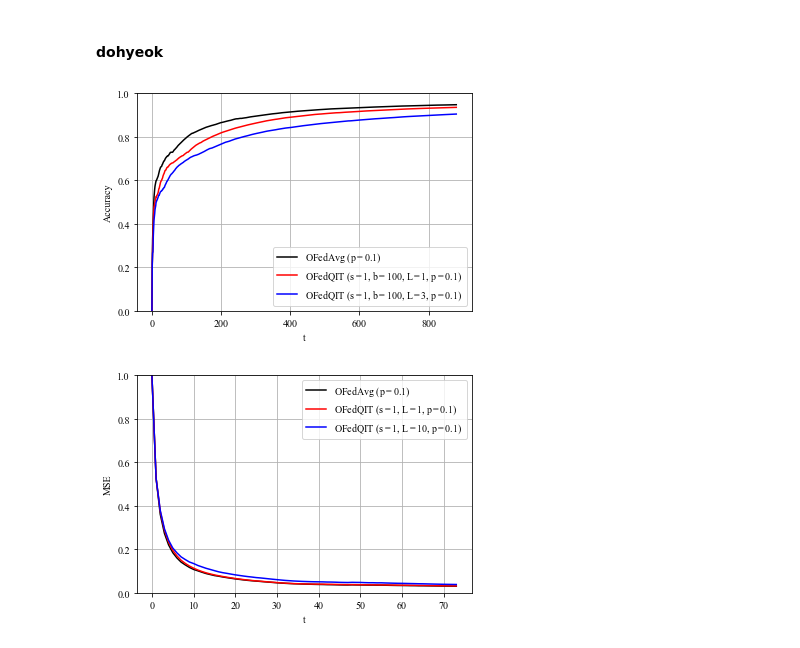
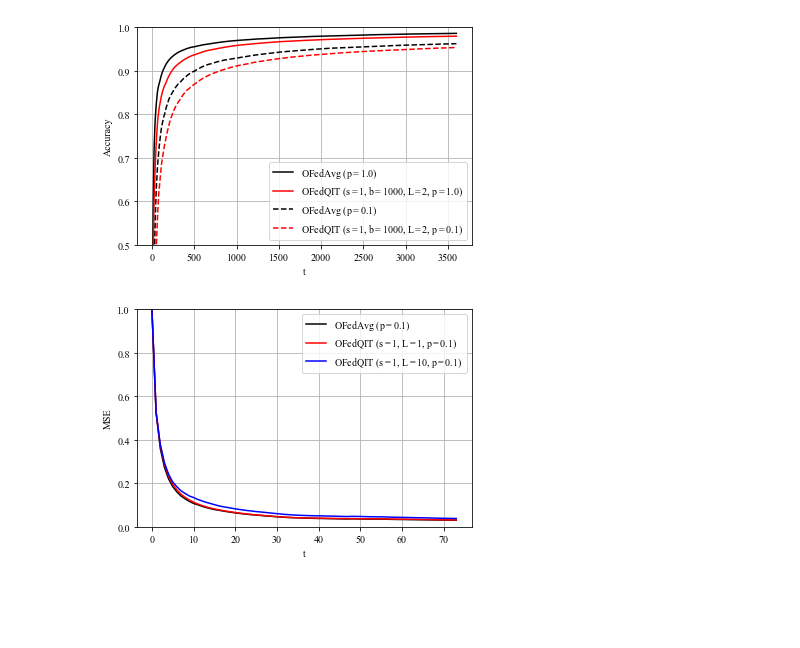
Before and after one commit to IISL-HYU/OFedQIT, a Jupyter notebook: plot.ipynb, the cells around one changed output. Saved outputs shown, nothing was run; the diff lists cells and outputs as text; code cells hidden in the pictures; blank space fills up the shorter version.

```diff
--- a/plot.ipynb
+++ b/plot.ipynb
@@ -1,54 +1,60 @@
-# %% [markdown]
-#### dohyeok
 # %%
 import pickle
 import matplotlib.pyplot as plt
 
+N = 100
 L = 1
-L1 = 1
+L1 = 2
 L2 = 3
 
+b = 1000
 prob = 1.0
-data = "Occp"
-b = 30
+prob3 = 0.1
+data = "MNIST"
 
 with open(f"./Classification_Acc/OFedAvg_{data}_L{L}_p{prob}.pkl","rb") as f:
     ofl_sel_mse = pickle.load(f)
 
 with open(f"./Classification_Acc/OFedQIT_{data}_L{L1}_s1_b{b}_p{prob}.pkl","rb") as f:
+    ofl_sel_mse2 = pickle.load(f)
+
+with open(f"./Classification_Acc/OFedAvg_{data}_L{L}_p{prob3}.pkl","rb") as f:
     ofl_sel_mse3 = pickle.load(f)
 
-with open(f"./Classification_Acc/OFedQIT_{data}_L{L2}_s1_b{b}_p{prob}.pkl","rb") as f:
+with open(f"./Classification_Acc/OFedQIT_{data}_L{L1}_s1_b{b}_p{prob3}.pkl","rb") as f:
     ofl_sel_mse4 = pickle.load(f)
 
 
 t1 = list(range(len(ofl_sel_mse)))
+t2 = list(range(len(ofl_sel_mse2)))
 t3 = list(range(len(ofl_sel_mse3)))
 t4 = list(range(len(ofl_sel_mse4)))
 y1 = ofl_sel_mse
+y2 = ofl_sel_mse2
 y3 = ofl_sel_mse3
 y4 = ofl_sel_mse4
 # plotting the points
-plt.plot(t1, y1, 'black', label=r'OFedAvg ($\mathdefault{p=0.1}$)')
-plt.plot(t3, y3, 'red', label=r'OFedQIT ($\mathdefault{s=1}$, $\mathdefault{b=100}$, $\mathdefault{L=1}$, $\mathdefault{p=0.1}$)')
-plt.plot(t4, y4, 'blue', label=r'OFedQIT ($\mathdefault{s=1}$, $\mathdefault{b=100}$, $\mathdefault{L=3}$, $\mathdefault{p=0.1}$)')
+plt.plot(t1, y1, 'black', label=r'OFedAvg ($\mathdefault{p=1.0}$)')
+plt.plot(t2, y2, 'red', label=r'OFedQIT ($\mathdefault{s=1}$, $\mathdefault{b=1000}$, $\mathdefault{L=2}$, $\mathdefault{p=1.0}$)')
+plt.plot(t3, y3, 'black', label=r'OFedAvg ($\mathdefault{p=0.1}$)', linestyle='dashed')
+plt.plot(t4, y4, 'red', label=r'OFedQIT ($\mathdefault{s=1}$, $\mathdefault{b=1000}$, $\mathdefault{L=2}$, $\mathdefault{p=0.1}$)', linestyle='dashed')
 
-plt.ylim([0, 1])
+plt.ylim([0.5, 1])
 plt.legend(ncol = 1)
 
 # naming the x axis
 plt.xlabel('t')
 # naming the y axis
 plt.ylabel('Accuracy')
 plt.rcParams["font.family"] = "Times New Roman"
 # giving a title to my graph
 
 # function to show the plot
 plt.grid()
-plt.savefig(f'./Figures/Classification_Occupancy_OFedQIT_p={prob}_b={b}_combinations.png', dpi=200, facecolor="white")
+plt.savefig(f'./Figures/Classification_{data}_OFedQIT_p={prob}_p={prob3}_b={b}_combinations.png', dpi=200, facecolor="white")
 plt.show()
 # %% [output]
-[figure, old version]
+[figure, new version]
 # %%
 import pickle
 import matplotlib.pyplot as plt
```
Also changed, not shown: 9 other files.
